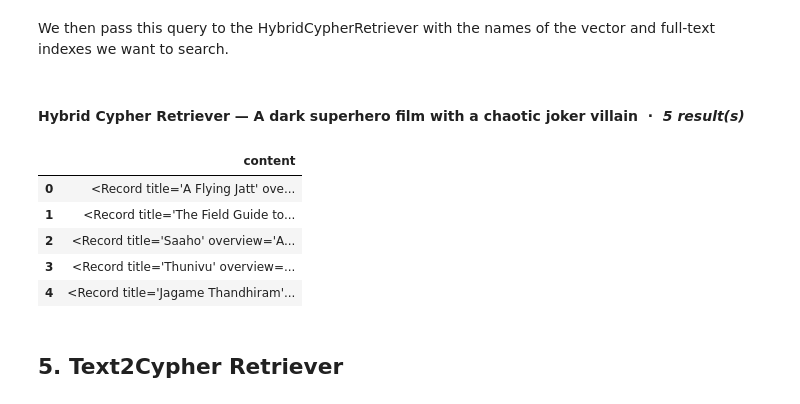
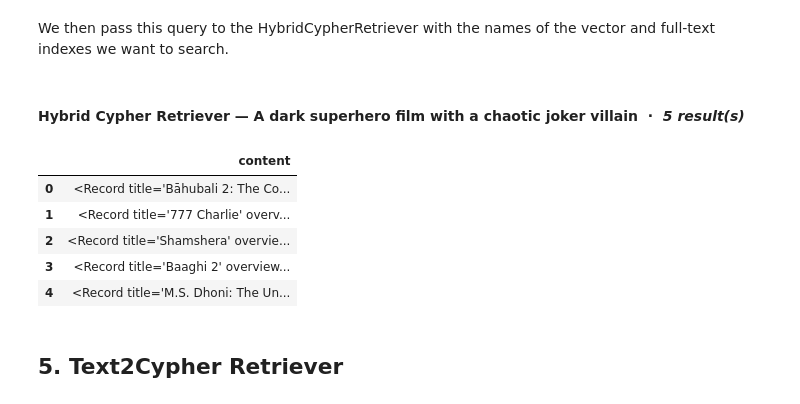
Before and after one commit to genaiconference/Agentic_KAG_Workshop_DHS_2026, a Jupyter notebook: 03_2_retrieve_data_from_knowledge_graph.ipynb, the cells around one changed output. Cells and saved outputs as stored; diff of their text form; code cells hidden in the pictures.

```diff
--- a/03_2_retrieve_data_from_knowledge_graph.ipynb
+++ b/03_2_retrieve_data_from_knowledge_graph.ipynb
@@ -496,26 +541,26 @@ We then pass this query to the HybridCypherRetriever with the names of the vecto
 # %%
 from neo4j_graphrag.retrievers import HybridCypherRetriever
 
 hc_retriever = HybridCypherRetriever(
     driver=driver,
     vector_index_name="movie_embedding_index",
     fulltext_index_name="movie_text_index",
     retrieval_query=EXPANSION_QUERY,
     embedder=embedder,
 )
-query_text = "A dark superhero film with a chaotic joker villain"
+query_text = "An epic historical movie featuring a character named Bahubali"
 retriever_result = hc_retriever.search(query_text=query_text, top_k=5)
 
 # Pretty-print the results as a tidy DataFrame
 pretty_retriever_results(retriever_result, title="Hybrid Cypher Retriever — A dark superhero film with a chaotic joker villain")
 # %% [output]
 #### Hybrid Cypher Retriever — A dark superhero film with a chaotic joker villain  &nbsp;·&nbsp; _5 result(s)_
 |  | content |
-| 0 | <Record title='A Flying Jatt' ove... |
-| 1 | <Record title='The Field Guide to... |
-| 2 | <Record title='Saaho' overview='A... |
-| 3 | <Record title='Thunivu' overview=... |
-| 4 | <Record title='Jagame Thandhiram'... |
+| 0 | <Record title='Bāhubali 2: The Co... |
+| 1 | <Record title='777 Charlie' overv... |
+| 2 | <Record title='Shamshera' overvie... |
+| 3 | <Record title='Baaghi 2' overview... |
+| 4 | <Record title='M.S. Dhoni: The Un... |
 # %% [markdown]
 ## 5. Text2Cypher Retriever
 # %% [markdown]
```
Also changed, not shown: parts of 8 cells of this notebook.
